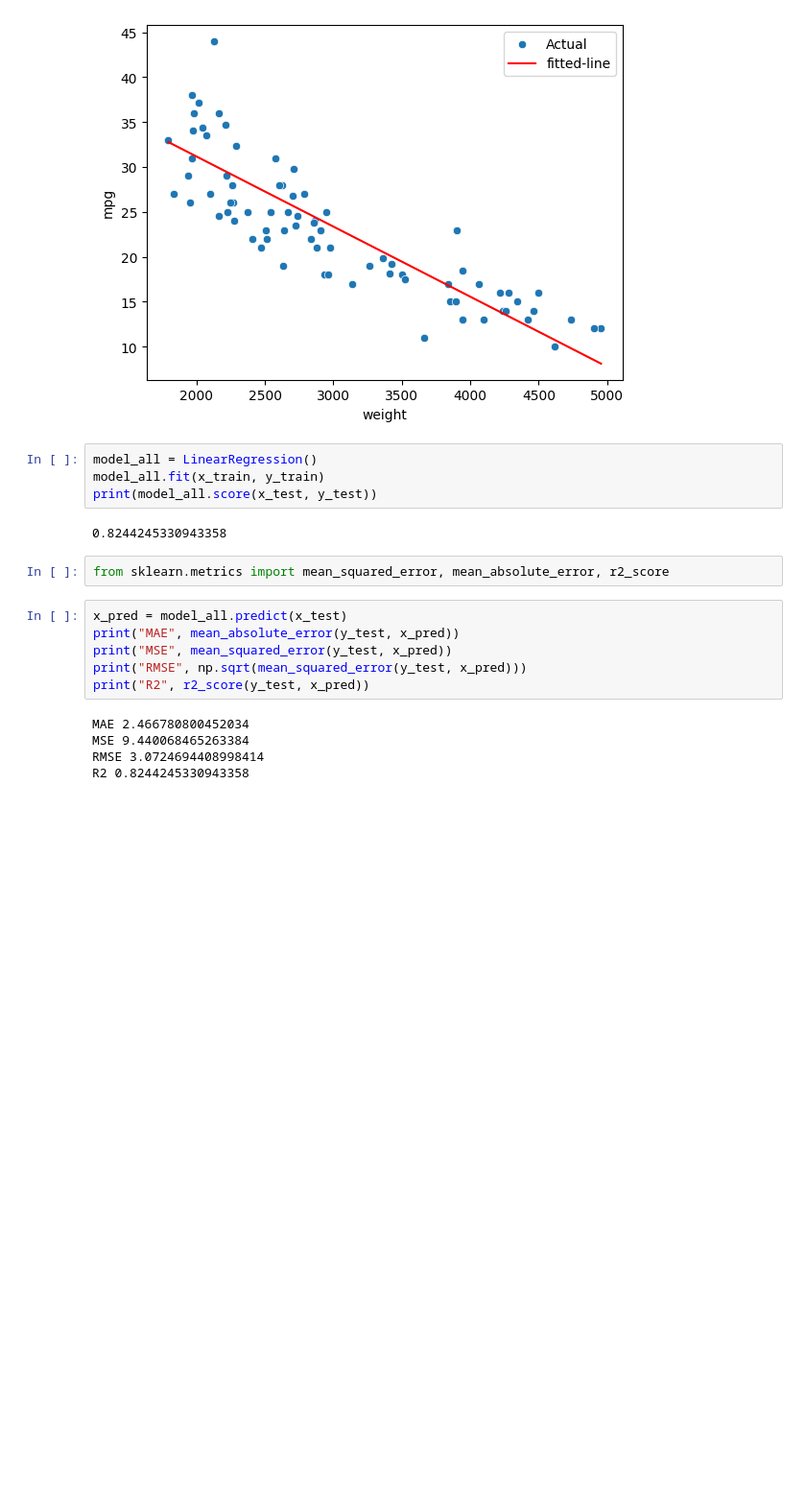
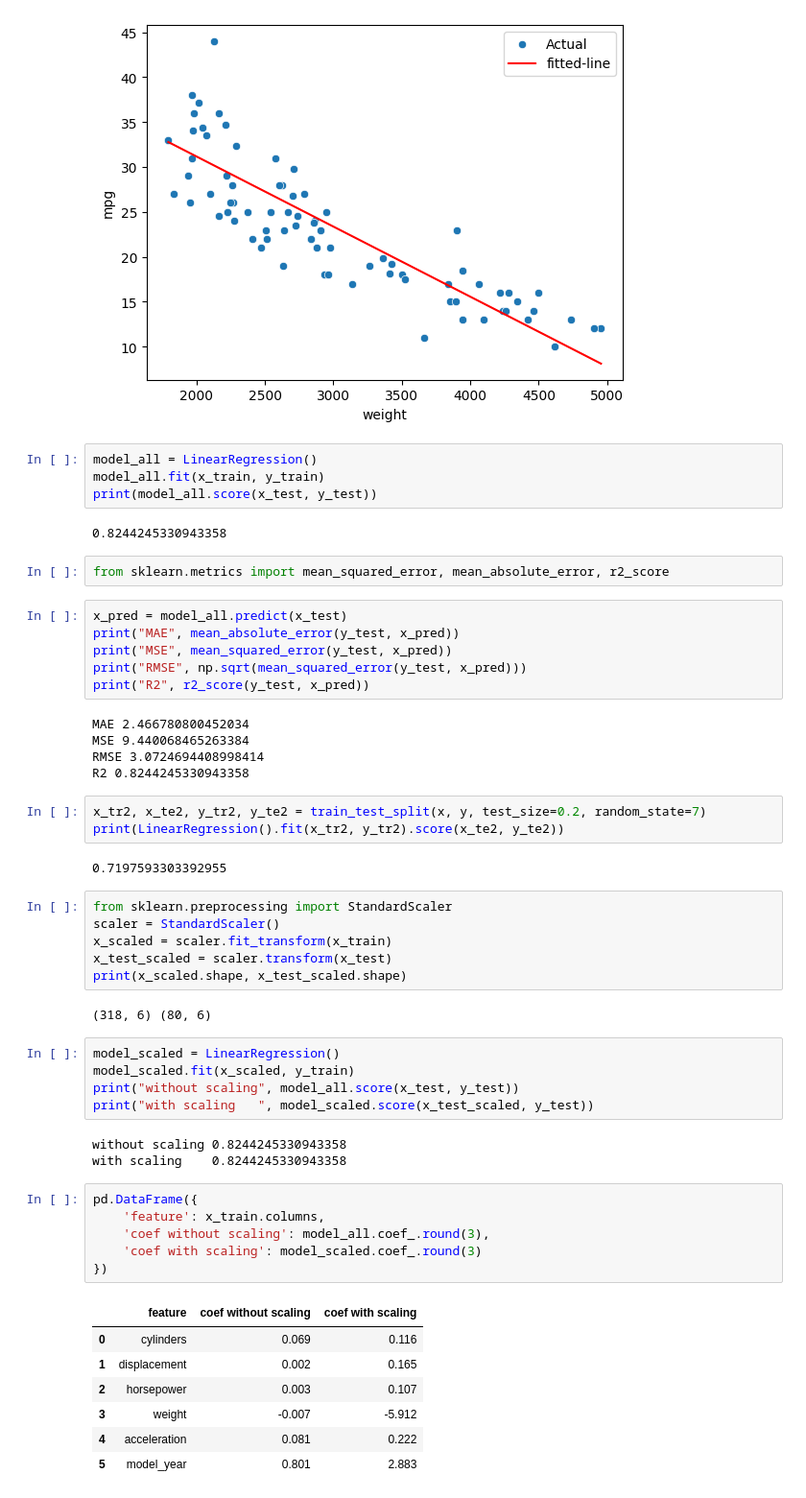
Before and after one commit to ankushkumarake1234-lang/AI-Ml, a Jupyter notebook: Machine Learning/class-01/2.ipynb, the cells around one changed output. Shown at 96% size. Drawn from its saved outputs; the diff is of its cells as text; blank space fills up the shorter version.

```diff
--- a/Machine Learning/class-01/2.ipynb
+++ b/Machine Learning/class-01/2.ipynb
@@ -113,3 +106,38 @@ MAE 2.466780800452034
 MSE 9.440068465263384
 RMSE 3.0724694408998414
 R2 0.8244245330943358
+# %%
+x_tr2, x_te2, y_tr2, y_te2 = train_test_split(x, y, test_size=0.2, random_state=7)
+print(LinearRegression().fit(x_tr2, y_tr2).score(x_te2, y_te2))
+# %% [output]
+0.7197593303392955
+# %%
+from sklearn.preprocessing import StandardScaler
+scaler = StandardScaler()
+x_scaled = scaler.fit_transform(x_train)
+x_test_scaled = scaler.transform(x_test)
+print(x_scaled.shape, x_test_scaled.shape)
+# %% [output]
+(318, 6) (80, 6)
+# %%
+model_scaled = LinearRegression()
+model_scaled.fit(x_scaled, y_train)
+print("without scaling", model_all.score(x_test, y_test))
+print("with scaling   ", model_scaled.score(x_test_scaled, y_test))
+# %% [output]
+without scaling 0.8244245330943358
+with scaling    0.8244245330943358
+# %%
+pd.DataFrame({
+    'feature': x_train.columns,
+    'coef without scaling': model_all.coef_.round(3),
+    'coef with scaling': model_scaled.coef_.round(3)
+})
+# %% [output]
+|  | feature | coef without scaling | coef with scaling |
+| 0 | cylinders | 0.069 | 0.116 |
+| 1 | displacement | 0.002 | 0.165 |
+| 2 | horsepower | 0.003 | 0.107 |
+| 3 | weight | -0.007 | -5.912 |
+| 4 | acceleration | 0.081 | 0.222 |
+| 5 | model_year | 0.801 | 2.883 |
```
Also changed, not shown: parts of 4 cells of this notebook, 2 other files.
